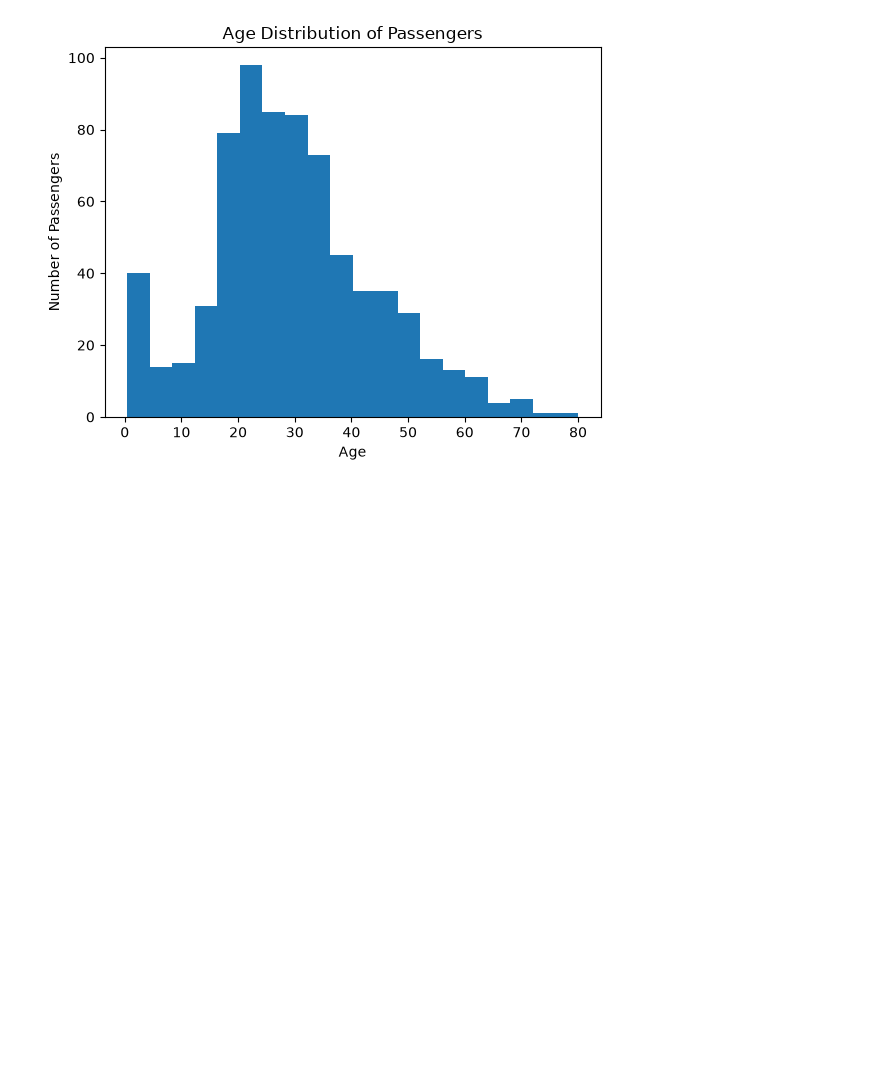
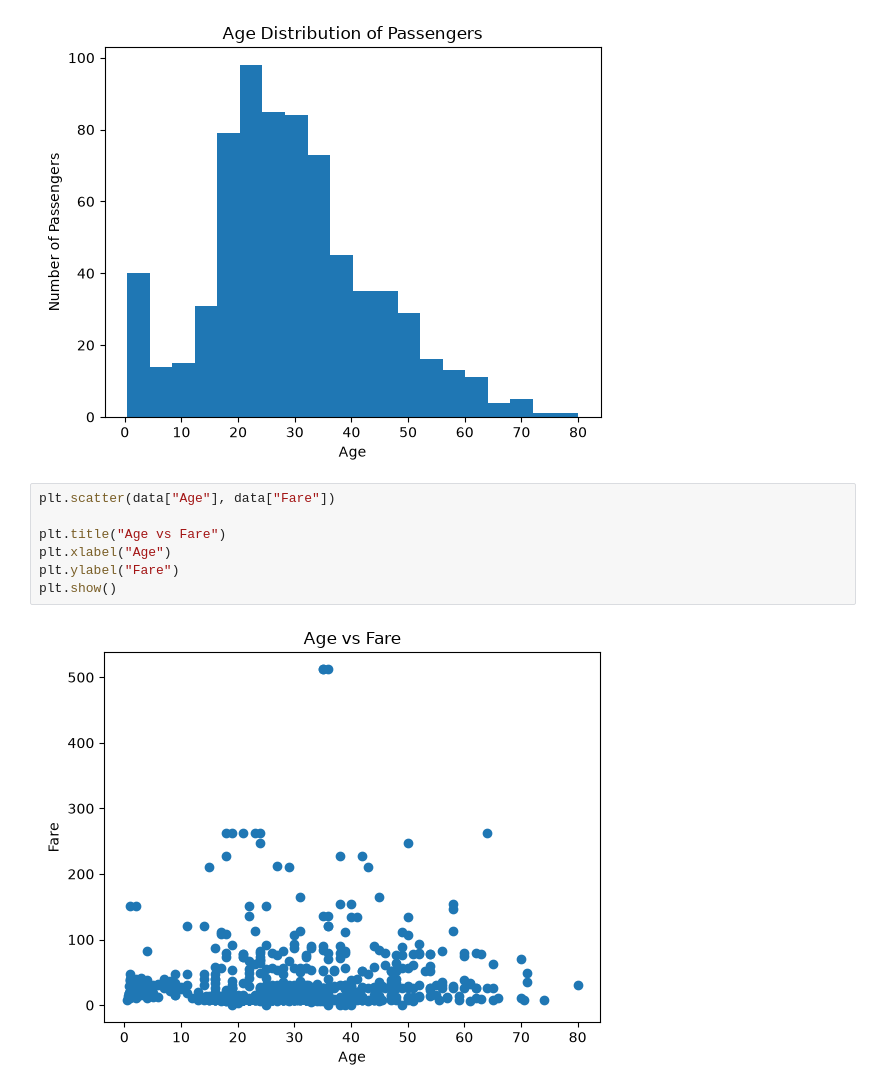
Before and after one commit to Harshit83183/Pythonn, a Jupyter notebook: Day_matplotlib.ipynb, the cells around one changed output. Cells and saved outputs as stored; diff of their text form; blank space fills up the shorter version.

```diff
--- a/Day_matplotlib.ipynb
+++ b/Day_matplotlib.ipynb
@@ -211,3 +211,12 @@ plt.ylabel("Number of Passengers")
 plt.show()
 # %% [output]
 [figure]
+# %%
+plt.scatter(data["Age"], data["Fare"])
+
+plt.title("Age vs Fare")
+plt.xlabel("Age")
+plt.ylabel("Fare")
+plt.show()
+# %% [output]
+[figure, added]
```
Also changed, not shown: parts of 2 cells of this notebook.
